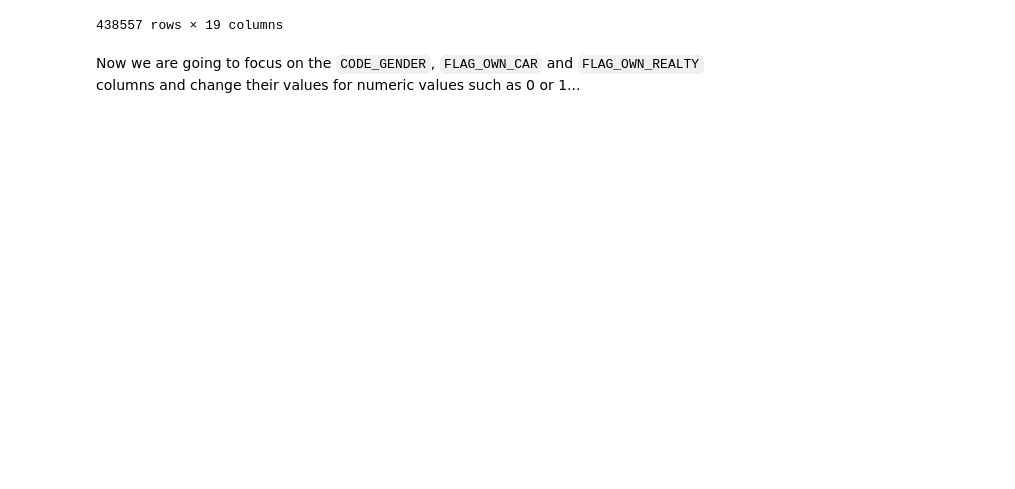
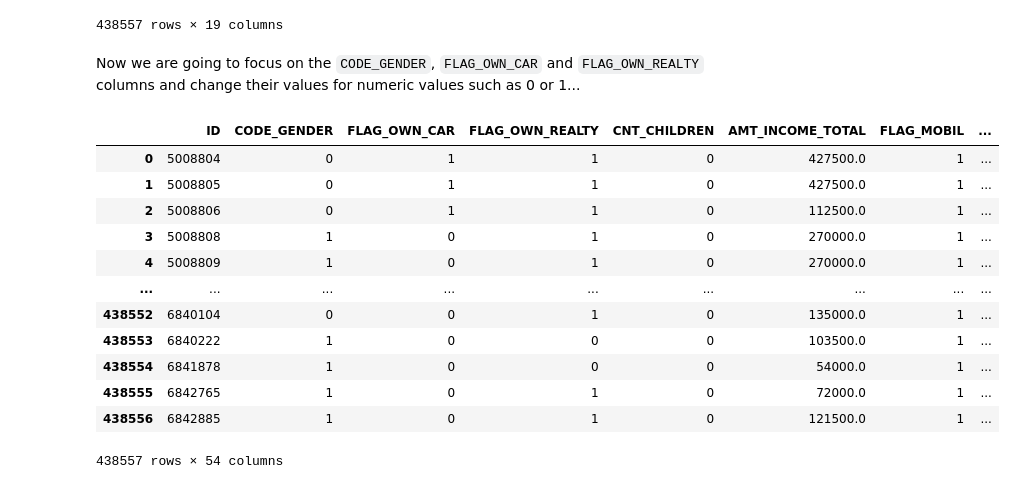
Before and after one commit to imelinc/credit-card-approval-project, a Jupyter notebook: credit-card-approval-project.ipynb, the cells around one changed output. Saved outputs shown, nothing was run; the diff lists cells and outputs as text; code cells hidden in the pictures; blank space fills up the shorter version.

```diff
--- a/credit-card-approval-project.ipynb
+++ b/credit-card-approval-project.ipynb
@@ -291,3 +276,35 @@ df_application["CODE_GENDER"] = df_application["CODE_GENDER"].map({"M": 0, "F":
 df_application["FLAG_OWN_CAR"] = df_application["FLAG_OWN_CAR"].map({"Y":1, "N":0})
 # and the same for 'own realty'
 df_application["FLAG_OWN_REALTY"] = df_application["FLAG_OWN_REALTY"].map({"Y":1, "N":0})
+# %%
+# Now we have to turn categorical values into numerical values, so let's use the pandas function 'get_dummies'
+# The categorical values are:
+# 1. NAME_INCOME_TYPE
+# 2. NAME_EDUCATION_TYPE
+# 3. NAME_FAMILY_STATUS
+# 4. NAME_HOUSING_TYPE
+# 5. OCCUPATION_TYPE
+
+df_application = pd.get_dummies(df_application, columns=[
+    "NAME_INCOME_TYPE",
+    "NAME_EDUCATION_TYPE",
+    "NAME_FAMILY_STATUS",
+    "NAME_HOUSING_TYPE",
+    "OCCUPATION_TYPE",
+], dtype= int)
+
+df_application
+# %% [output]
+|  | ID | CODE_GENDER | FLAG_OWN_CAR | FLAG_OWN_REALTY | CNT_CHILDREN | AMT_INCOME_TOTAL | FLAG_MOBIL | ... |
+| 0 | 5008804 | 0 | 1 | 1 | 0 | 427500.0 | 1 | ... |
+| 1 | 5008805 | 0 | 1 | 1 | 0 | 427500.0 | 1 | ... |
+| 2 | 5008806 | 0 | 1 | 1 | 0 | 112500.0 | 1 | ... |
+| 3 | 5008808 | 1 | 0 | 1 | 0 | 270000.0 | 1 | ... |
+| 4 | 5008809 | 1 | 0 | 1 | 0 | 270000.0 | 1 | ... |
+| ... | ... | ... | ... | ... | ... | ... | ... | ... |
+| 438552 | 6840104 | 0 | 0 | 1 | 0 | 135000.0 | 1 | ... |
+| 438553 | 6840222 | 1 | 0 | 0 | 0 | 103500.0 | 1 | ... |
+| 438554 | 6841878 | 1 | 0 | 0 | 0 | 54000.0 | 1 | ... |
+| 438555 | 6842765 | 1 | 0 | 1 | 0 | 72000.0 | 1 | ... |
+| 438556 | 6842885 | 1 | 0 | 1 | 0 | 121500.0 | 1 | ... |
+438557 rows × 54 columns
```
Also changed, not shown: parts of 7 cells of this notebook, 1 other file.
